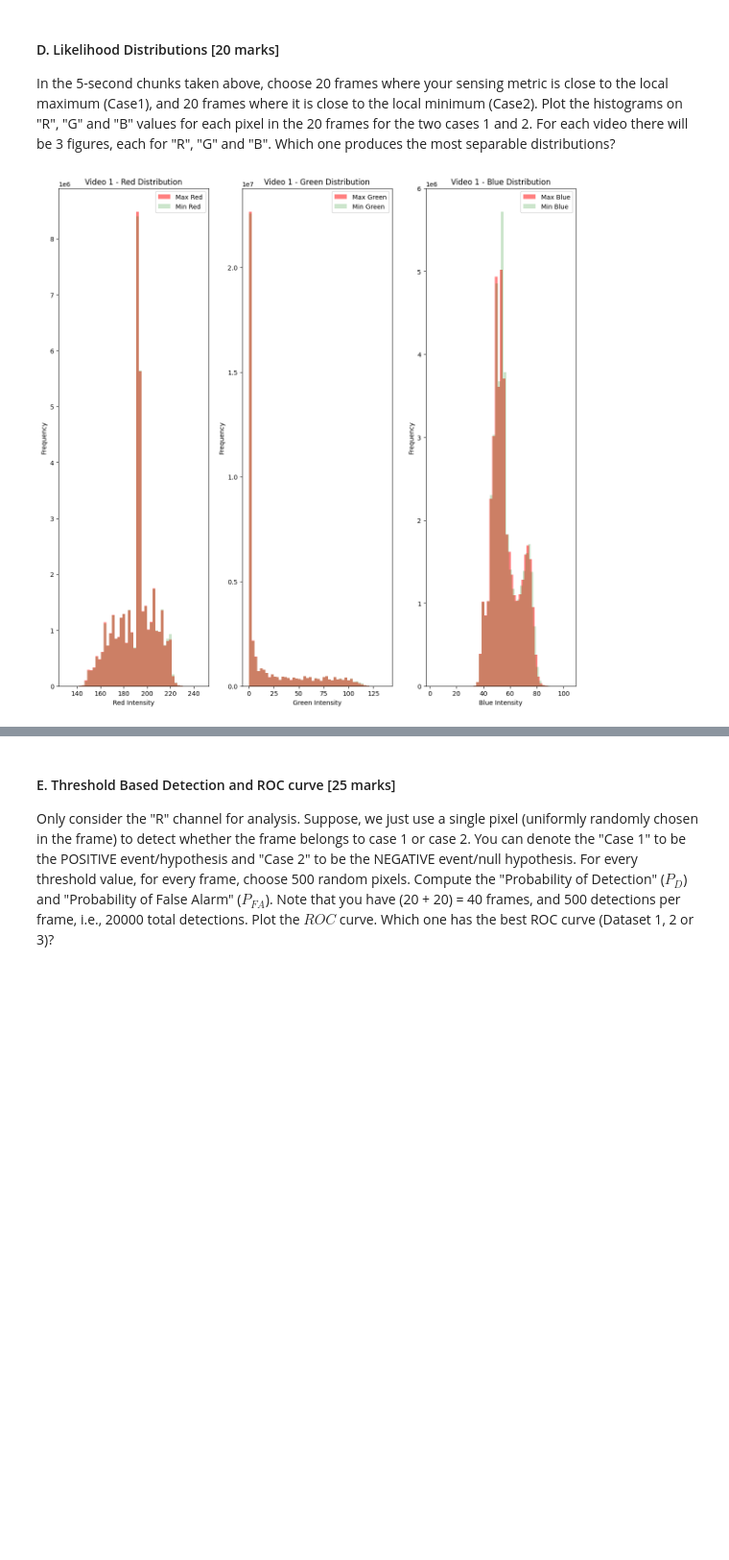
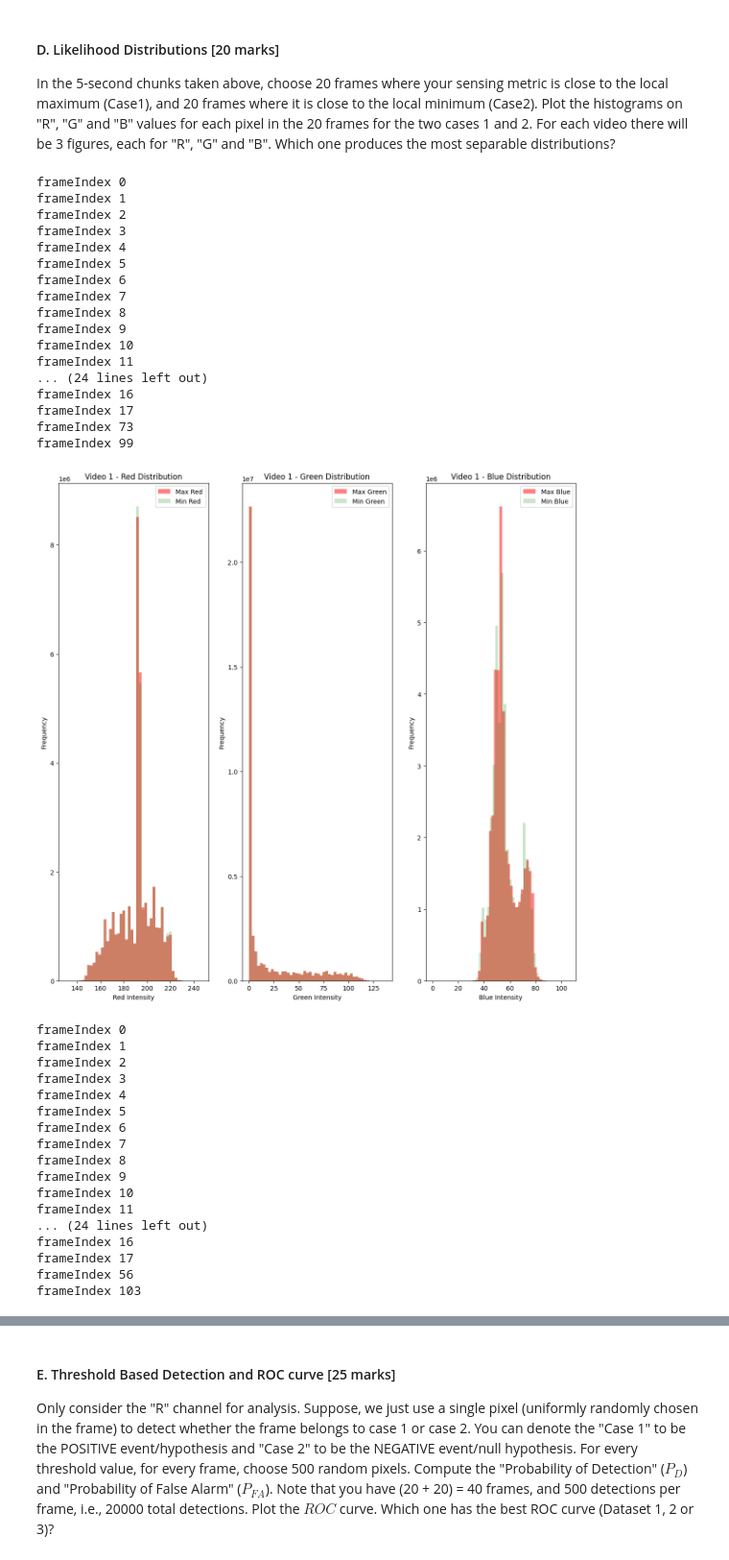
Before and after one commit to dipendughosh/programs, a Jupyter notebook: mtech_2023/sem-3/ssiot/ass-1/CS23M509_CS6650D24/homework1_UoP6650_D24-1.ipynb, the cells around one changed output, grey strips where cells are left out. Shown at 96% size. Cells and saved outputs as stored; diff of their text form; code cells hidden in the pictures; blank space fills up the shorter version.

```diff
--- a/mtech_2023/sem-3/ssiot/ass-1/CS23M509_CS6650D24/homework1_UoP6650_D24-1.ipynb
+++ b/mtech_2023/sem-3/ssiot/ass-1/CS23M509_CS6650D24/homework1_UoP6650_D24-1.ipynb
@@ -265,8 +265,13 @@ In the 5-second chunks taken above, choose 20 frames where your sensing metric i
 
 def select_extreme_frames(intensity, videoIndex, numFrames=20):
     # Find maxima and minima
-    maxima, _ = find_peaks(intensity, distance=framesPerSecondValues[videoIndex] * 0.5)
-    minima, _ = find_peaks(-np.array(intensity), distance=framesPerSecondValues[videoIndex] * 0.5)
+    maxima, _ = find_peaks(intensity, distance=framesPerSecondValues[videoIndex])
+    minima, _ = find_peaks(-np.array(intensity), distance=framesPerSecondValues[videoIndex])
+
+    # for ma in maxima:
+    #     print("maxima - " + str(ma))
+    # for mi in minima:
+    #     print("minima - " + str(mi))
 
     # If there are not enough maxima or minima, augment with neighboring frames
     if len(maxima) < numFrames:
@@ -297,6 +302,7 @@ def extract_rgb_values_histogram_1D(frames, videoIndex):
     redValues, greenValues, blueValues = [], [], []
 
     for frameIndex in frames:
+        print("frameIndex " + str(frameIndex))
         frame = videoFrames[videoIndex][frameIndex]
         blue, green, red = cv2.split(frame)
 
@@ -331,31 +337,65 @@ def plot_histograms(redMax, greenMax, blueMax, redMin, greenMin, blueMin, videoI
         axs[i].set_title(f'Video {videoIndex} - {channels[i]} Distribution')
         axs[i].set_xlabel(f'{channels[i]} Intensity')
         axs[i].set_ylabel('Frequency')
         axs[i].legend()
 
     plt.tight_layout()
     plt.show()
 
 # Create dictionaries to store maxFrames and minFrames for each video
 maxFrames = {}
 minFrames = {}
 
 # For each video, select frames near maxima and minima and plot histograms
 for videoIndex in videoFrames:
     # Get intensity values for the 5-second chunk
     intensityChunk = chunks[videoIndex]
 
     # Select 20 frames near maxima and minima
     maxFrame, minFrame = select_extreme_frames(intensityChunk, videoIndex)
     # Store maxFrames and minFrames for the given videoIndex
     maxFrames[videoIndex] = maxFrame
     minFrames[videoIndex] = minFrame
 
     # Extract R, G, B values for the selected frames
     redMax, greenMax, blueMax = extract_rgb_values_histogram_1D(maxFrame, videoIndex)
     redMin, greenMin, blueMin = extract_rgb_values_histogram_1D(minFrame, videoIndex)
 
     # Plot histograms for R, G, B distributions
     plot_histograms(redMax, greenMax, blueMax, redMin, greenMin, blueMin, videoIndex)
 # %% [output]
+frameIndex 0
+frameIndex 1
+frameIndex 2
+frameIndex 3
+frameIndex 4
+frameIndex 5
+frameIndex 6
+frameIndex 7
+frameIndex 8
+frameIndex 9
+frameIndex 10
+frameIndex 11
+... (24 lines left out)
+frameIndex 16
+frameIndex 17
+frameIndex 73
+frameIndex 99
-[figure, old version]
+[figure, new version]
+frameIndex 0
+frameIndex 1
+frameIndex 2
+frameIndex 3
+frameIndex 4
+frameIndex 5
+frameIndex 6
+frameIndex 7
+frameIndex 8
+frameIndex 9
+frameIndex 10
+frameIndex 11
+... (24 lines left out)
+frameIndex 16
+frameIndex 17
+frameIndex 56
+frameIndex 103
```
Also changed, not shown: parts of 5 cells of this notebook, 3 other files.
